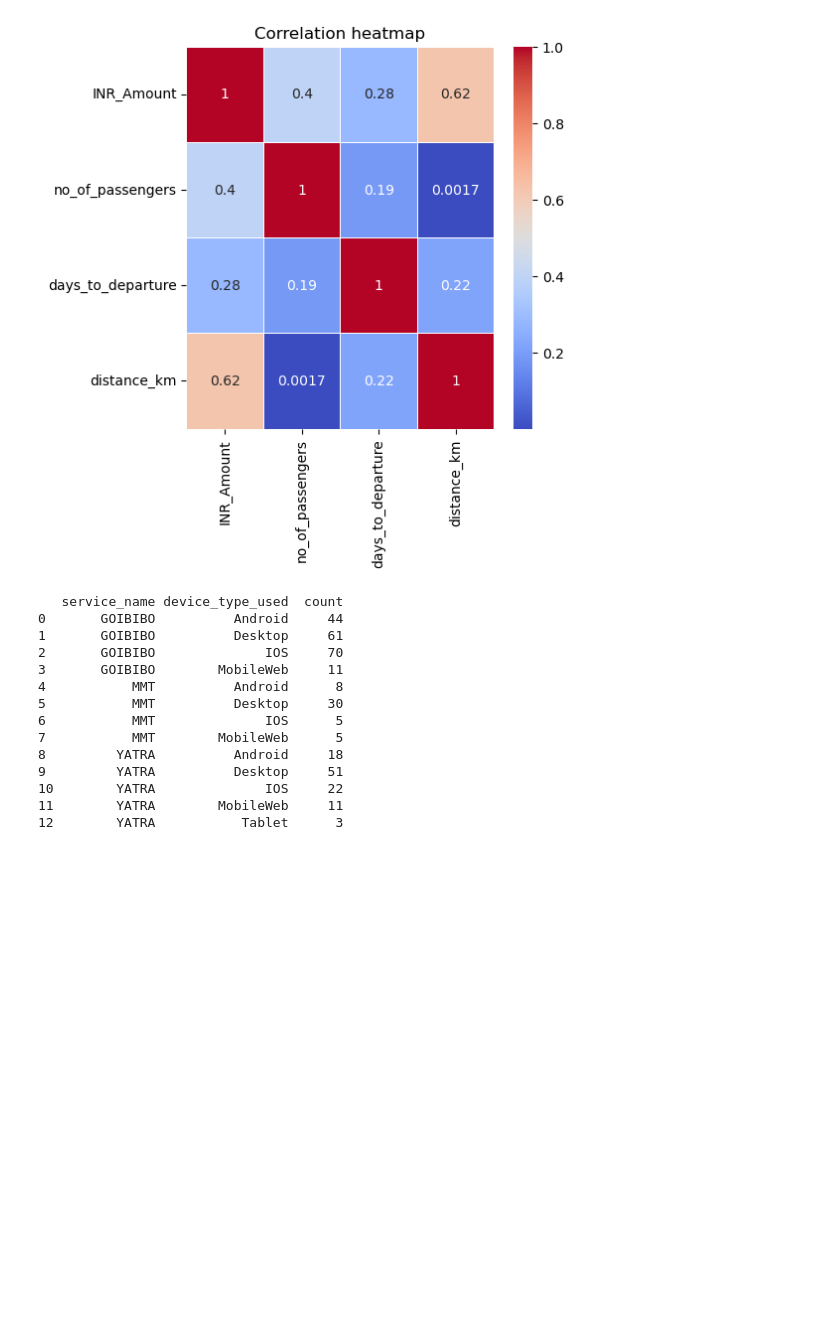
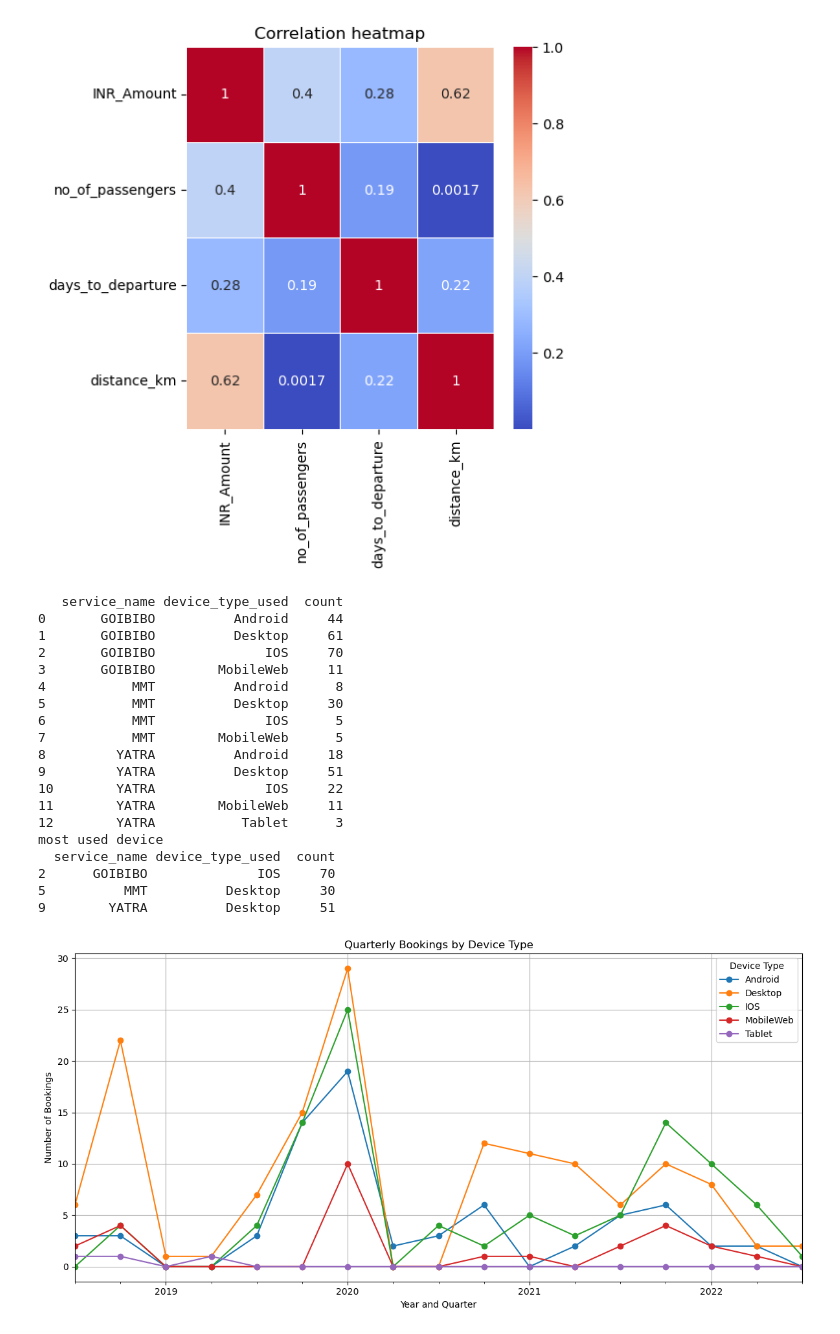
Before and after one commit to SWAAFIYAH/Aggregator_project, a Jupyter notebook: Untitled.ipynb, the cells around one changed output. Drawn from its saved outputs; the diff is of its cells as text; code cells hidden in the pictures; blank space fills up the shorter version.

```diff
--- a/Untitled.ipynb
+++ b/Untitled.ipynb
@@ -338,6 +338,7 @@ print (device_counts)
 #getting the row with the highest count for each service
 most_used_devices = device_counts.loc[device_counts.groupby('service_name')['count'].idxmax()]
 print('most used device')
+print(most_used_devices)
 # %% [output]
    service_name device_type_used  count
 0       GOIBIBO          Android     44
@@ -353,3 +354,34 @@ print('most used device')
 10        YATRA              IOS     22
 11        YATRA        MobileWeb     11
 12        YATRA           Tablet      3
+most used device
+  service_name device_type_used  count
+2      GOIBIBO              IOS     70
+5          MMT          Desktop     30
+9        YATRA          Desktop     51
+# %%
+#Question9.Plot the trends at a quarterly frequency for the number of bookings by each of the device types, that is, plot a time series for each year and quarter showing the number of bookings performed by each device type.
+
+# Step 1: Convert 'booking_time' to datetime format
+df_bookings['booking_date'] = pd.to_datetime(df_bookings['booking_time'])
+
+# Step 2: Create a new 'quarter' column in the format '2023Q1', '2023Q2', etc.
+df_bookings['quarter'] = df_bookings['booking_date'].dt.to_period('Q')
+
+# Step 3: Group by quarter and device_type, and count the number of bookings
+bookings_by_quarter = df_bookings.groupby(['quarter', 'device_type_used']).size().reset_index(name='num_bookings')
+
+# Step 4: Pivot the table so each device_type becomes a column
+pivot_table = bookings_by_quarter.pivot(index='quarter', columns='device_type_used', values='num_bookings').fillna(0)
+
+# Step 5: Plot the data
+pivot_table.plot(kind='line', marker='o', figsize=(12, 6))
+plt.title("Quarterly Bookings by Device Type")
+plt.xlabel("Year and Quarter")
+plt.ylabel("Number of Bookings")
+plt.grid(True)
+plt.legend(title="Device Type")
+plt.tight_layout()
+plt.show()
+# %% [output]
+[figure, added]
```
Also changed, not shown: parts of 3 cells of this notebook.
